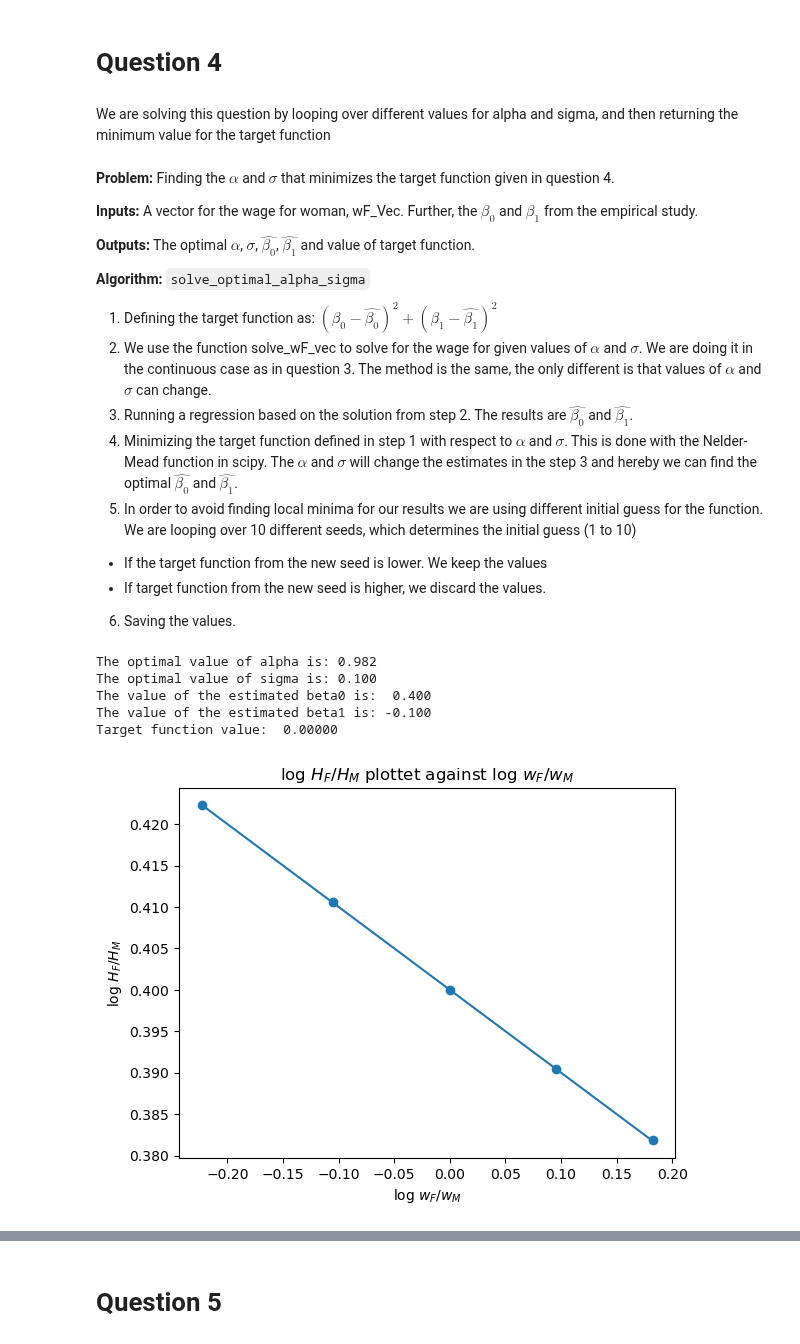
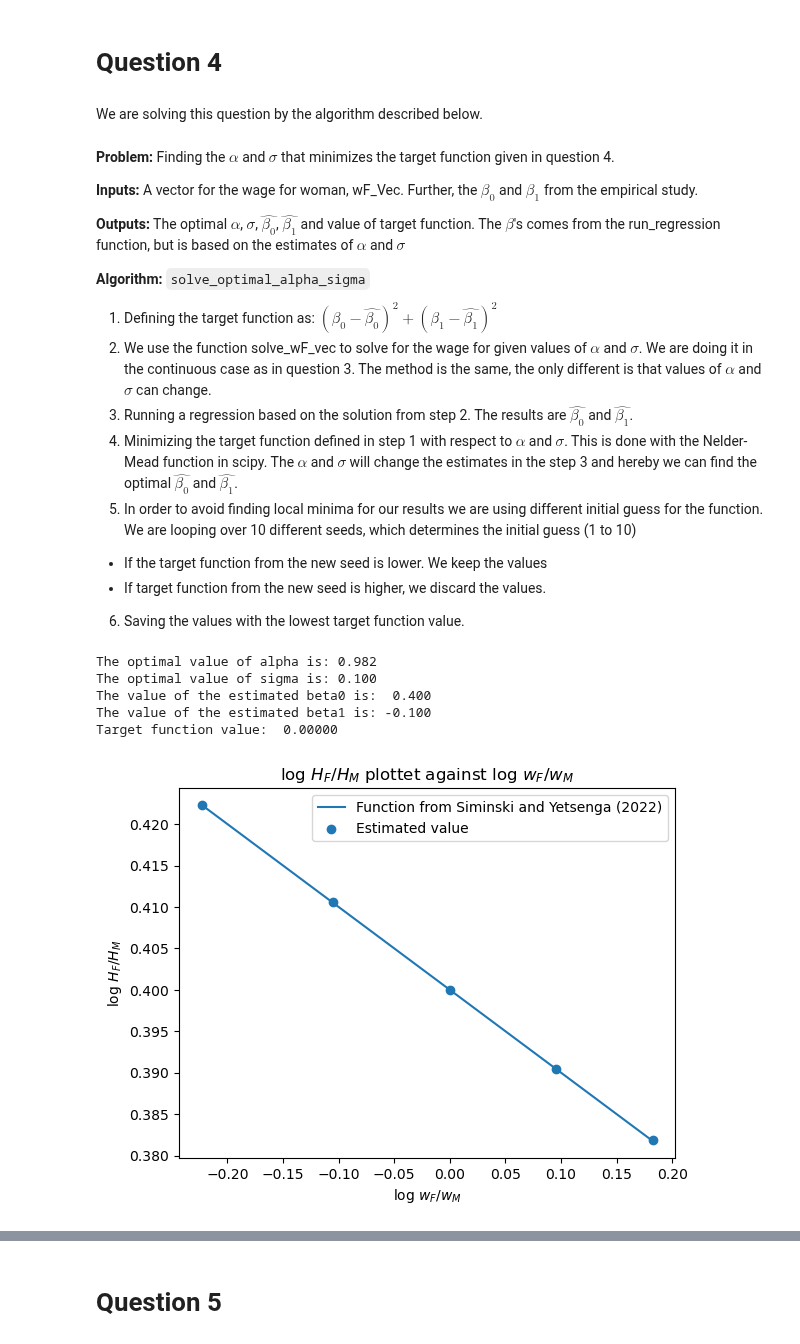
Before and after one commit to NumEconCopenhagen/projects-2023-andershuus_christianfogel, a Jupyter notebook: inauguralproject/inauguralproject.ipynb, the cells around one changed output, grey strips where cells are left out. Saved outputs shown, nothing was run; the diff lists cells and outputs as text; code cells hidden in the pictures.

```diff
--- a/inauguralproject/inauguralproject.ipynb
+++ b/inauguralproject/inauguralproject.ipynb
@@ -93,14 +86,13 @@ ax.set_ylabel('log $H_F/H_M$'); #labelling y-axis
 # %% [markdown]
 # Question 4
-# %% [markdown]
-We are solving this question by looping over different values for alpha and sigma,
-and then returning the minimum value for the target function
+# %% [markdown]
+We are solving this question by the algorithm described below.
 # %% [markdown]
 **Problem:** Finding the $\alpha$ and $\sigma$ that minimizes the target function given in question 4.
 
 **Inputs:** A vector for the wage for woman, wF_Vec. Further, the $\beta_0$ and $\beta_1$ from the empirical study.
 
-**Outputs:** The optimal $\alpha$, $\sigma$, $\hat{\beta_0}$, $\hat{\beta_1}$ and value of target function.
+**Outputs:** The optimal $\alpha$, $\sigma$, $\hat{\beta_0}$, $\hat{\beta_1}$ and value of target function. The $\beta$'s comes from the run_regression function, but is based on the estimates of $\alpha$ and $\sigma$
 
 **Algorithm:** `solve_optimal_alpha_sigma`
 
@@ -111,7 +103,7 @@ and then returning the minimum value for the target function
 5. In order to avoid finding local minima for our results  we are using different initial guess for the function. We are looping over 10 different seeds, which determines the initial guess (1 to 10)
   * If the target function from the new seed is lower. We keep the values
   * If target function from the new seed is higher, we discard the values.
-6. Saving the values.
+6. Saving the values with the lowest target function value.
 # %%
 
 #Setting initial values.
@@ -155,23 +147,23 @@ Target function value:  0.00000
 # %%
 # a. create a figure
 fig = plt.figure()
 
 # b. plot
 ax = fig.add_subplot(1,1,1)
 
-
-ax.plot(np.log(hsm.par.wF_vec),hsm.par.beta0_target+hsm.par.beta1_target*np.log(hsm.par.wF_vec))
 #x-axis: Same as in question 2 and 3
 #y-axis: We are plotting the function from the paper.
+ax.plot(np.log(hsm.par.wF_vec),hsm.par.beta0_target+hsm.par.beta1_target*np.log(hsm.par.wF_vec),label='Function from Siminski and Yetsenga (2022)')
 
-ax.scatter(np.log(hsm.par.wF_vec),log_HF_HM_best)
 #We are making our vector as a scatter plot to compare the results.
+ax.scatter(np.log(hsm.par.wF_vec),log_HF_HM_best, label='Estimated value')
+ax.legend()
 
 ax.set_title('log $H_F/H_M$ plottet against log $w_F/w_M$') #set title
 ax.set_xlabel('log $w_F/w_M$') #set label for x-axis
 ax.set_ylabel('log $H_F/H_M$'); #set label for y-axis
 # %% [output]
-[figure, old version]
+[figure, new version]
 # %% [markdown]
 We can see our estimates are in line with the empirical paper. Interestingly in order to get this,
 we get a value of alpha equal to 0.98. Which suggest that women are far more productive at home than men.
```
Also changed, not shown: parts of 14 cells of this notebook, 2 other files.
